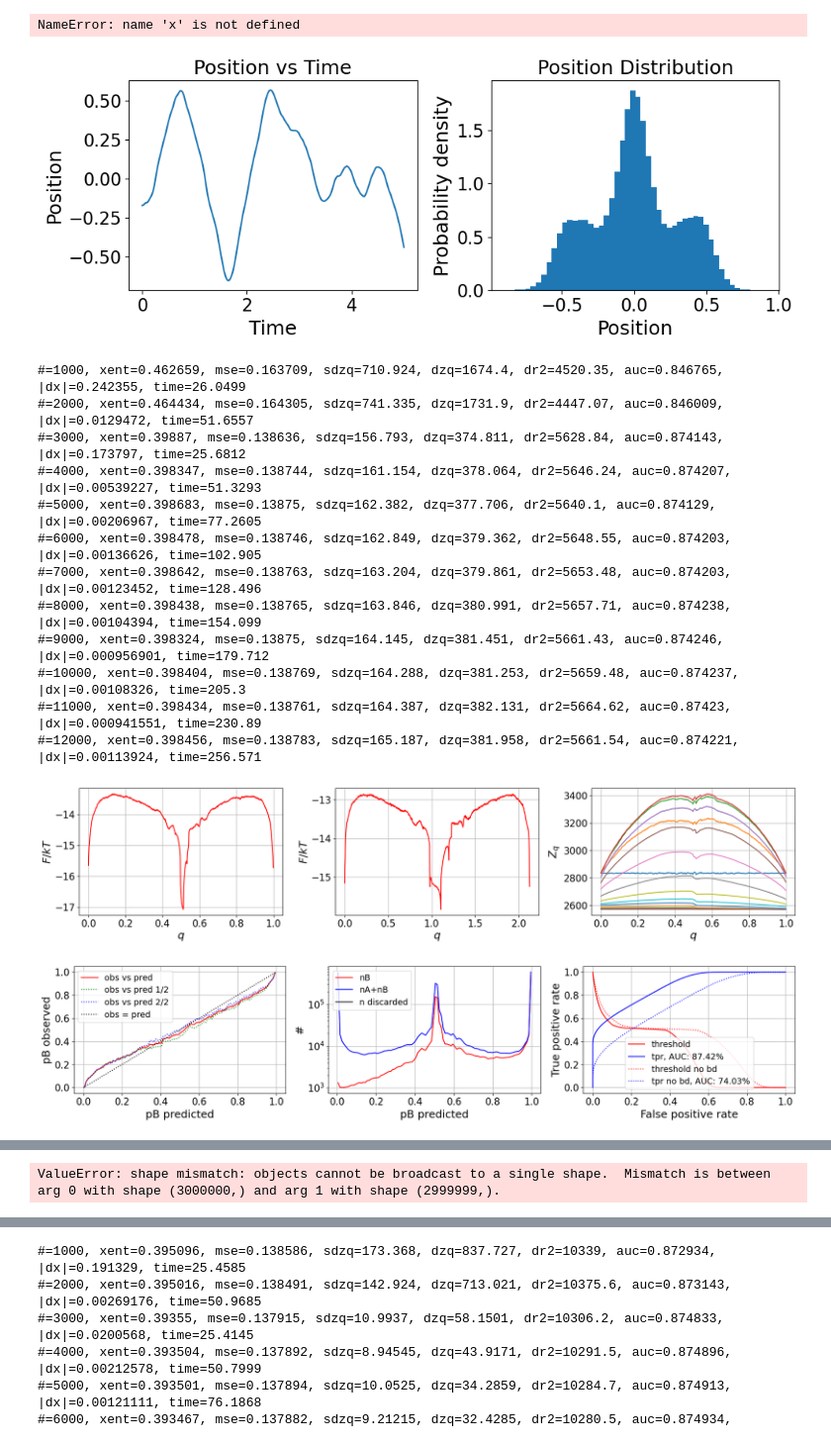
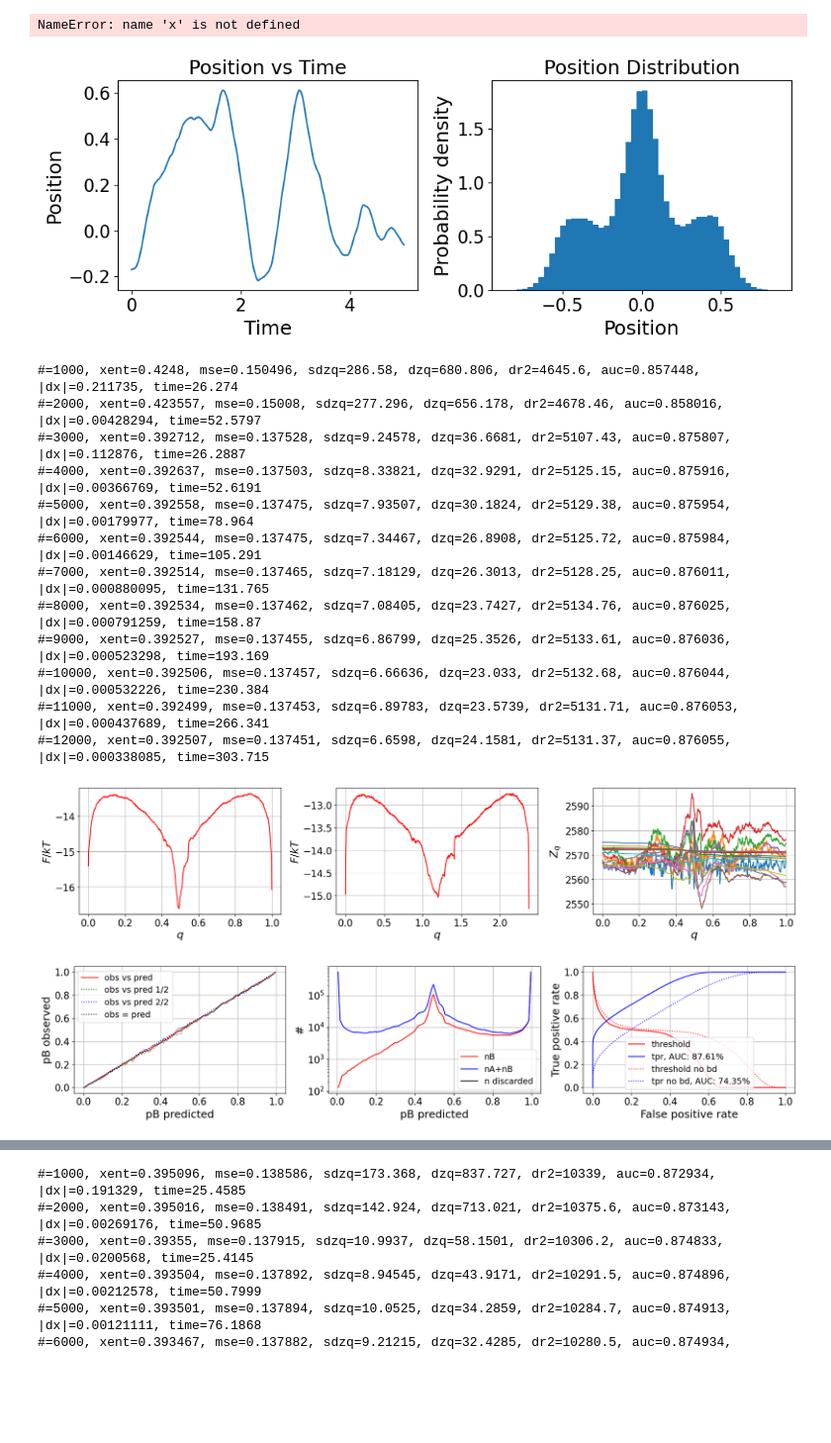
Before and after one commit to Eli4sW1ls/optimalrcs, a Jupyter notebook: examples/qq_-Copy1.ipynb, the cells around one changed output, grey strips where cells are left out. Shown at 99% size. Cells and saved outputs as stored; diff of their text form; code cells hidden in the pictures; blank space fills up the shorter version.

```diff
--- a/examples/qq_-Copy1.ipynb
+++ b/examples/qq_-Copy1.ipynb
@@ -290,27 +290,20 @@ velocities = np.zeros(num_steps)
 positions[0] = x0
 velocities[0] = v0
 
-# GJF coefficients
-a = (1 - gamma*dt/(2*m)) / (1 + gamma*dt/(2*m))
-b = 1 / (1 + gamma*dt/(2*m))
-# Random impulse standard deviation
-sigma = np.sqrt(2*gamma*k_B*T*dt)
-# Initial random
-rng = np.random.default_rng(0)
-beta = sigma * rng.standard_normal(num_steps)
+x_prev = positions[0] - velocities[0] * dt
 
-# First step: use the standard GJF update with the initial velocity v0
-F0 = force(x0)
-positions[1] = x0 + b*dt*v0 + b*dt**2/(2*m)*F0 + b*dt/(2*m)*beta[1]
+c_old = (1 - gamma * dt / 2) / (1 + gamma * dt / 2)
+c_f = dt**2 / (m * (1 + gamma * dt / 2))
+sigma_R = np.sqrt(2 * gamma * m * k_B * T / dt)
 
-np.random.seed(0)
+np.random.seed(4)
 # Simulation loop
 for i in range(1, num_steps-1):
-    #x = positions[i-1]
+    x = positions[i-1]
     #v = velocities[i-1]
 
     # Calculate forces
-   # F = force(x)
+    F = force(x)
 
     # Generate random noise
     #xi = np.random.normal(0, 1)
@@ -319,12 +312,11 @@ for i in range(1, num_steps-1):
     #v = v + (-gamma * v + F / m) * dt + np.sqrt(2 * gamma * k_B * T / m) * xi * np.sqrt(dt)
     #x = x + v * dt
 
-    #bjf
-    #bi = beta[i]
+    # Generate random noise: one fresh random force per step
+    R = sigma_R * np.random.normal(0, 1)
 
-   # x_new = x + b*dt*v + b*dt**2/(2*m)*F + b*dt/(2*m)*bi
-    #F_new = force(x_new)
-   # v = a*v + dt/(2*m)*(a*F + F_new) + b/m*bi
+    # BBK step in position (Verlet) form
+    x_new = x + c_old * (x - x_prev) + c_f * (F + R)
 
     #x, F = x_new, F_new
 
@@ -337,11 +329,9 @@ for i in range(1, num_steps-1):
     #    v = -v  # Reflect velocity
 
     # Store positions and velocities
-    #positions[i] = x
-    positions[i+1] = (2*b*positions[i] - a*positions[i-1]
-                      + b*dt**2/m * force(positions[i])
-                      + b*dt/(2*m) * (beta[i+1] + beta[i]))
-    #velocities[i] = v
+    positions[i] = x_new
+    velocities[i] = (x_new - x) / dt
+    x_prev = x
 
 velocities[1:] = np.diff(positions) / dt
 # Plot the results
@@ -381,46 +371,46 @@ def qxv(q,x,v):
 
     # Create the contour plot with specified contour lines
     contour = plt.contourf(xi, vi, qi, levels=levels, cmap="RdBu_r")
     contour_lines = plt.contour(xi, vi, qi, levels=levels, colors='grey', alpha=0.5)
 
     plt.colorbar(contour, label='q value')
     plt.xlabel('x')
     plt.ylabel('v')
     plt.title('Contour plot of q(x, v)')
     plt.grid()
     plt.show()
 
 
 def comp_y(): return positions
 
 history=[0,1]
 yr_type=['y(t-d),y(t)']
 
 q=optimalrcs.CommittorNE(boundary0=positions<-0.35,boundary1=positions>0.35, i_traj=i_traj, t_traj=t_traj)
-np.random.seed(0)
+np.random.seed(4)
 optimalrcs.envelope_scale=1000000
 q.fit_transform(comp_y,history_delta_t=history,gamma=0,max_iter=2000,history_type=yr_type, history_shift_type='r(t)',delta_r2_max_change_allowed=10000)
 optimalrcs.envelope_scale=0.01
 q.fit_transform(comp_y,history_delta_t=history,gamma=0,max_iter=10000,history_type=yr_type, history_shift_type='r(t)')
 
 q.plots_feps(delta_t_sim=0.01)
 q.plots_obs_pred()
 q.plots_obs_pred(log_scale=True)
 plt.show()
 qxv(q.r_traj.get(),positions,velocities)
 # %% [output]
-[figure, old version]
+[figure, new version]
-#=1000, xent=0.462659, mse=0.163709, sdzq=710.924, dzq=1674.4, dr2=4520.35, auc=0.846765, |dx|=0.242355, time=26.0499
-#=2000, xent=0.464434, mse=0.164305, sdzq=741.335, dzq=1731.9, dr2=4447.07, auc=0.846009, |dx|=0.0129472, time=51.6557
-#=3000, xent=0.39887, mse=0.138636, sdzq=156.793, dzq=374.811, dr2=5628.84, auc=0.874143, |dx|=0.173797, time=25.6812
-#=4000, xent=0.398347, mse=0.138744, sdzq=161.154, dzq=378.064, dr2=5646.24, auc=0.874207, |dx|=0.00539227, time=51.3293
-#=5000, xent=0.398683, mse=0.13875, sdzq=162.382, dzq=377.706, dr2=5640.1, auc=0.874129, |dx|=0.00206967, time=77.2605
-#=6000, xent=0.398478, mse=0.138746, sdzq=162.849, dzq=379.362, dr2=5648.55, auc=0.874203, |dx|=0.00136626, time=102.905
-#=7000, xent=0.398642, mse=0.138763, sdzq=163.204, dzq=379.861, dr2=5653.48, auc=0.874203, |dx|=0.00123452, time=128.496
-#=8000, xent=0.398438, mse=0.138765, sdzq=163.846, dzq=380.991, dr2=5657.71, auc=0.874238, |dx|=0.00104394, time=154.099
-#=9000, xent=0.398324, mse=0.13875, sdzq=164.145, dzq=381.451, dr2=5661.43, auc=0.874246, |dx|=0.000956901, time=179.712
-#=10000, xent=0.398404, mse=0.138769, sdzq=164.288, dzq=381.253, dr2=5659.48, auc=0.874237, |dx|=0.00108326, time=205.3
-#=11000, xent=0.398434, mse=0.138761, sdzq=164.387, dzq=382.131, dr2=5664.62, auc=0.87423, |dx|=0.000941551, time=230.89
-#=12000, xent=0.398456, mse=0.138783, sdzq=165.187, dzq=381.958, dr2=5661.54, auc=0.874221, |dx|=0.00113924, time=256.571
+#=1000, xent=0.4248, mse=0.150496, sdzq=286.58, dzq=680.806, dr2=4645.6, auc=0.857448, |dx|=0.211735, time=26.274
+#=2000, xent=0.423557, mse=0.15008, sdzq=277.296, dzq=656.178, dr2=4678.46, auc=0.858016, |dx|=0.00428294, time=52.5797
+#=3000, xent=0.392712, mse=0.137528, sdzq=9.24578, dzq=36.6681, dr2=5107.43, auc=0.875807, |dx|=0.112876, time=26.2887
+#=4000, xent=0.392637, mse=0.137503, sdzq=8.33821, dzq=32.9291, dr2=5125.15, auc=0.875916, |dx|=0.00366769, time=52.6191
+#=5000, xent=0.392558, mse=0.137475, sdzq=7.93507, dzq=30.1824, dr2=5129.38, auc=0.875954, |dx|=0.00179977, time=78.964
+#=6000, xent=0.392544, mse=0.137475, sdzq=7.34467, dzq=26.8908, dr2=5125.72, auc=0.875984, |dx|=0.00146629, time=105.291
+#=7000, xent=0.392514, mse=0.137465, sdzq=7.18129, dzq=26.3013, dr2=5128.25, auc=0.876011, |dx|=0.000880095, time=131.765
+#=8000, xent=0.392534, mse=0.137462, sdzq=7.08405, dzq=23.7427, dr2=5134.76, auc=0.876025, |dx|=0.000791259, time=158.87
+#=9000, xent=0.392527, mse=0.137455, sdzq=6.86799, dzq=25.3526, dr2=5133.61, auc=0.876036, |dx|=0.000523298, time=193.169
+#=10000, xent=0.392506, mse=0.137457, sdzq=6.66636, dzq=23.033, dr2=5132.68, auc=0.876044, |dx|=0.000532226, time=230.384
+#=11000, xent=0.392499, mse=0.137453, sdzq=6.89783, dzq=23.5739, dr2=5131.71, auc=0.876053, |dx|=0.000437689, time=266.341
+#=12000, xent=0.392507, mse=0.137451, sdzq=6.6598, dzq=24.1581, dr2=5131.37, auc=0.876055, |dx|=0.000338085, time=303.715
-[figure, old version]
+[figure, new version]
-[figure, old version]
+[figure, new version]
@@ -428 +417,0 @@ qxv(q.r_traj.get(),positions,velocities)
-ValueError: shape mismatch: objects cannot be broadcast to a single shape.  Mismatch is between arg 0 with shape (3000000,) and arg 1 with shape (2999999,).
```
Also changed, not shown: parts of 4 cells of this notebook, 33 other files.
